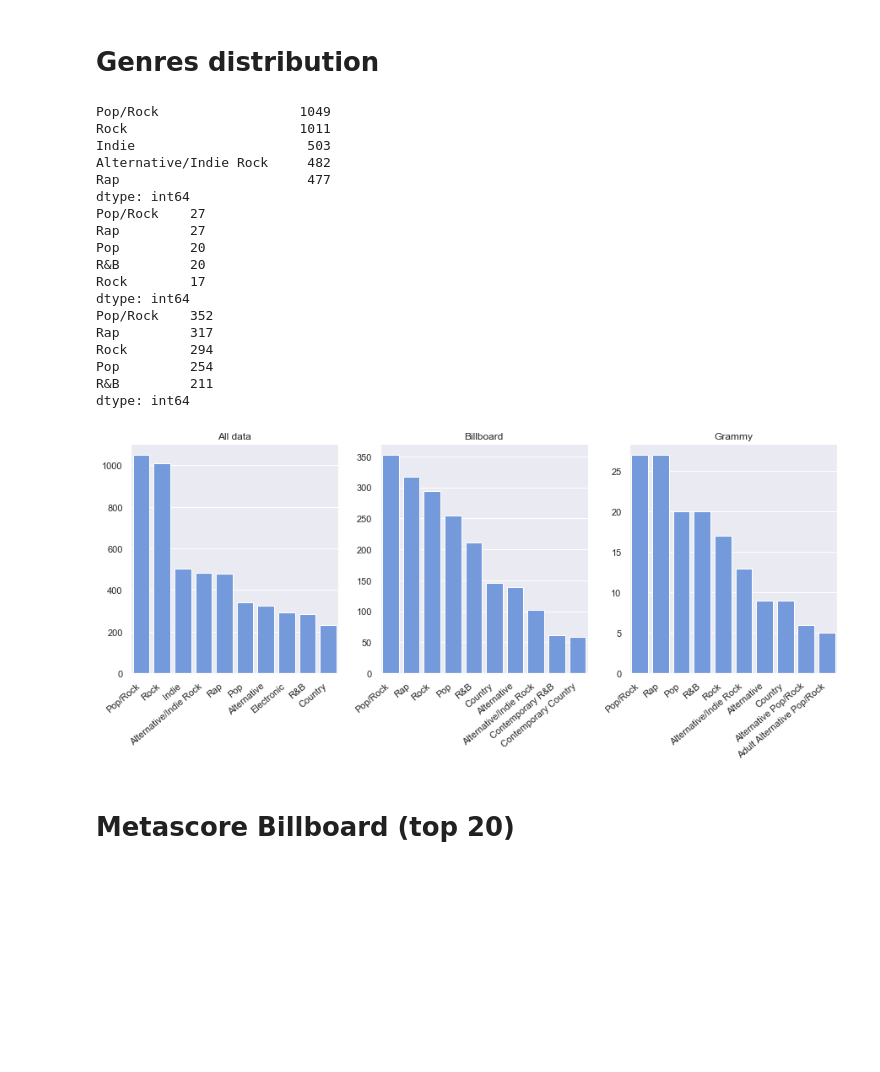
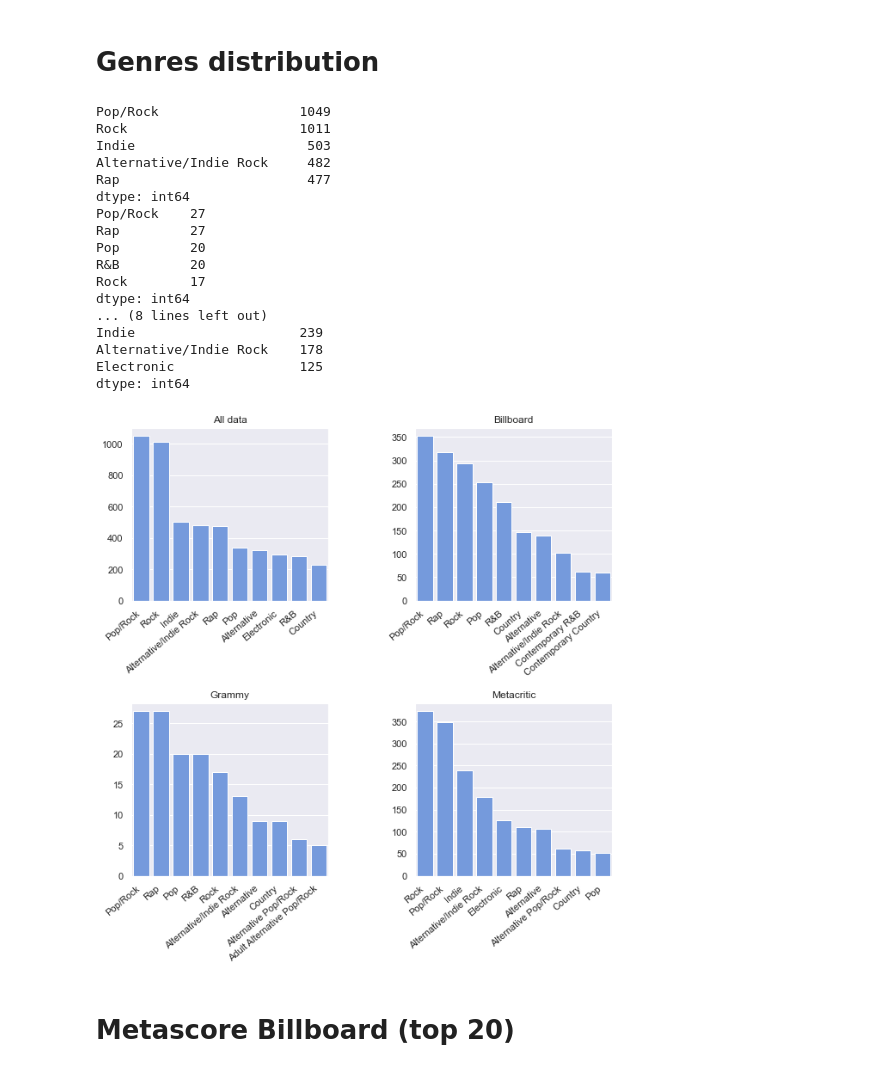
Before and after one commit to wainejr/CSB53, a Jupyter notebook: notebooks/graph_plots_joined_data.ipynb, the cells around one changed output. Saved outputs shown, nothing was run; the diff lists cells and outputs as text; code cells hidden in the pictures; blank space fills up the shorter version.

```diff
--- a/notebooks/graph_plots_joined_data.ipynb
+++ b/notebooks/graph_plots_joined_data.ipynb
@@ -105,10 +113,12 @@ def count_genres(my_df, max_genres=10):
 _df_genres_all = count_genres(df)
 _df_genres_grammy = count_genres(df_grammy)
 _df_genres_billboard = count_genres(df_billboard)
+_df_genres_metacritic = count_genres(df_metacritic)
 
 print(_df_genres_all.head())
 print(_df_genres_grammy.head())
 print(_df_genres_billboard.head())
+print(_df_genres_metacritic.head())
 # %% [output]
 Pop/Rock                  1049
 Rock                      1011
@@ -122,32 +132,36 @@ Pop         20
 R&B         20
 Rock        17
 dtype: int64
-Pop/Rock    352
-Rap         317
-Rock        294
-Pop         254
-R&B         211
+... (8 lines left out)
+Indie                     239
+Alternative/Indie Rock    178
+Electronic                125
 dtype: int64
 # %%
-fig, axes = plt.subplots(nrows=1, ncols=3)
-fig.set_figheight(5)
-fig.set_figwidth(15)
+fig, axes = plt.subplots(nrows=2, ncols=2)
+fig.tight_layout(pad=4.0)
+fig.set_figheight(10)
+fig.set_figwidth(10)
 
-ax = sns.barplot(x=_df_genres_all.index, y=_df_genres_all.values, ax=axes[0], color="cornflowerblue")
+ax = sns.barplot(x=_df_genres_all.index, y=_df_genres_all.values, ax=axes[0, 0], color="cornflowerblue")
 ax.set_title("All data")
 ax.set_xticklabels(ax.get_xticklabels(), rotation=40, ha="right")
 
-ax = sns.barplot(x=_df_genres_billboard.index, y=_df_genres_billboard.values, ax=axes[1], color="cornflowerblue")
+ax = sns.barplot(x=_df_genres_billboard.index, y=_df_genres_billboard.values, ax=axes[0, 1], color="cornflowerblue")
 ax.set_title("Billboard")
 ax.set_xticklabels(ax.get_xticklabels(), rotation=40, ha="right")
 
-ax = sns.barplot(x=_df_genres_grammy.index, y=_df_genres_grammy.values, ax=axes[2], color="cornflowerblue")
+ax = sns.barplot(x=_df_genres_grammy.index, y=_df_genres_grammy.values, ax=axes[1, 0], color="cornflowerblue")
 ax.set_title("Grammy")
 ax.set_xticklabels(ax.get_xticklabels(), rotation=40, ha="right")
 
+ax = sns.barplot(x=_df_genres_metacritic.index, y=_df_genres_metacritic.values, ax=axes[1, 1], color="cornflowerblue")
+ax.set_title("Metacritic")
+ax.set_xticklabels(ax.get_xticklabels(), rotation=40, ha="right")
+
 plt.show(fig)
 # %% [output]
-[figure, old version]
+[figure, new version]
 # %% [markdown]
 # Metascore Billboard (top 20)
 # %%
```
Also changed, not shown: parts of 4 cells of this notebook.
